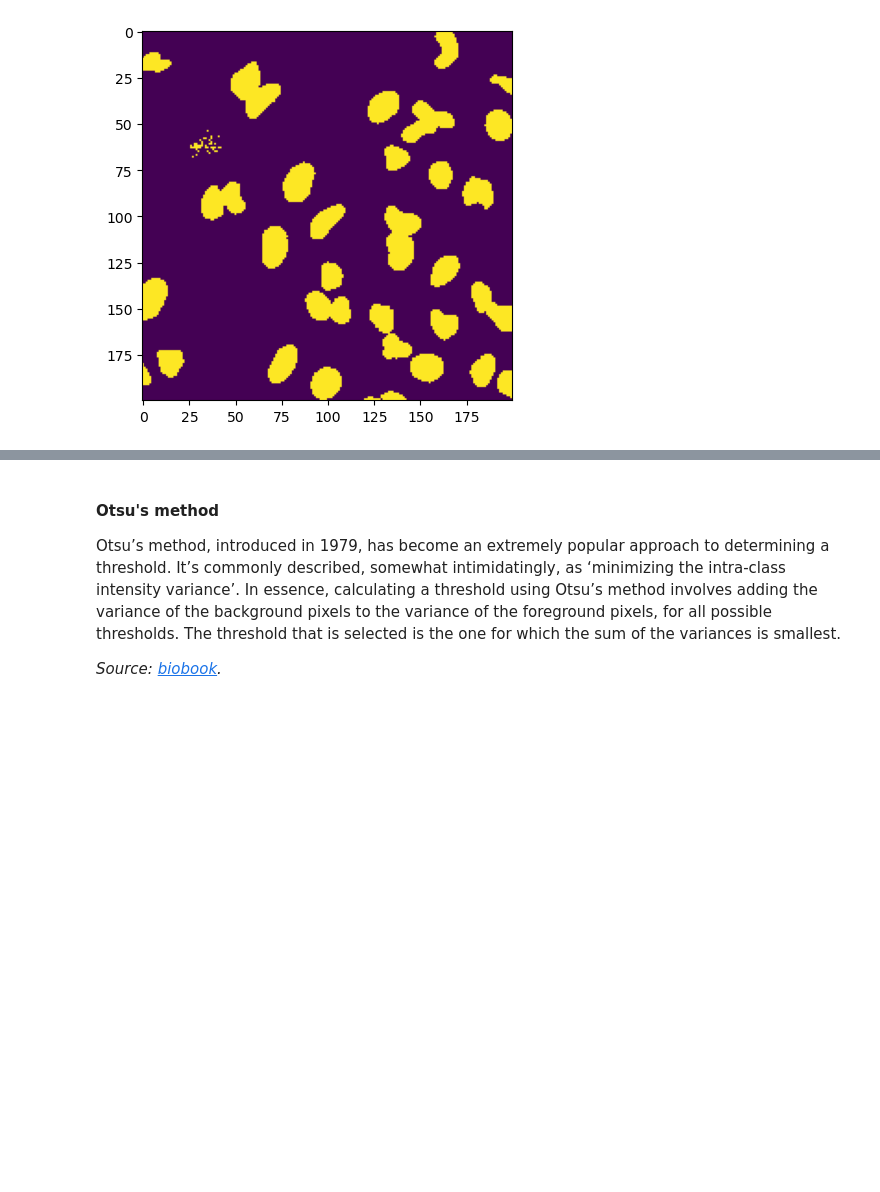
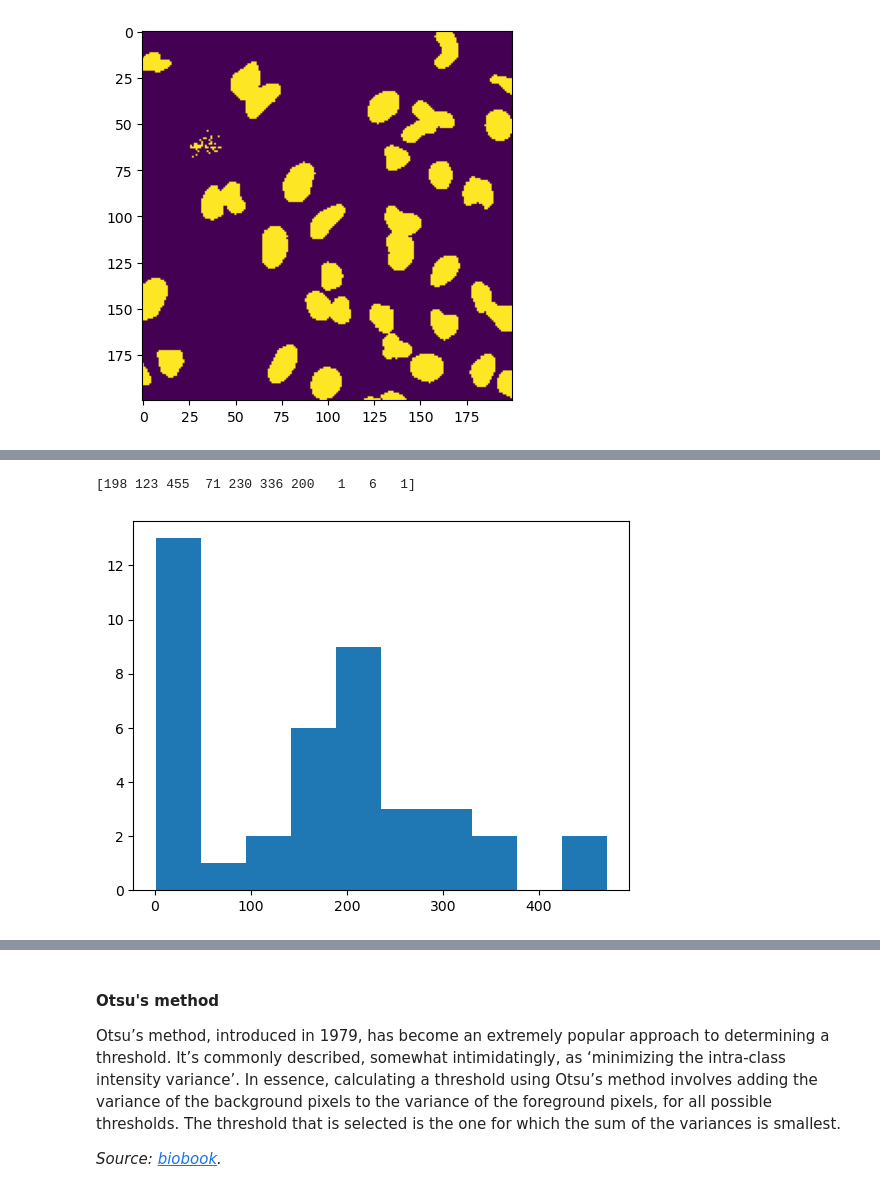
Before and after one commit to Jintram/Workshop_Py_image-analysis_2025, a Jupyter notebook: Bioimage-analysis_03A_imageprocessing copy.ipynb, the cells around one changed output, grey strips where cells are left out. Saved outputs shown, nothing was run; the diff lists cells and outputs as text; code cells hidden in the pictures; blank space fills up the shorter version.

```diff
--- a/Bioimage-analysis_03_imageprocessing.ipynb
+++ b/Bioimage-analysis_03A_imageprocessing copy.ipynb
@@ -134,0 +152,10 @@ _=plt.imshow(mask_nuclei)
+# %%
+# Similarly we can count the sizes
+nuclei_sizes = np.array([np.sum(labeled_nuclei==label) for label in range(1,np.max(labeled_nuclei))])
+print(nuclei_sizes[0:10])
+
+# and show the histogram
+_ = plt.hist(nuclei_sizes)
+# %% [output]
+[198 123 455  71 230 336 200   1   6   1]
+[figure, added]
```
Also changed, not shown: parts of 8 cells of this notebook, 1 other file.
